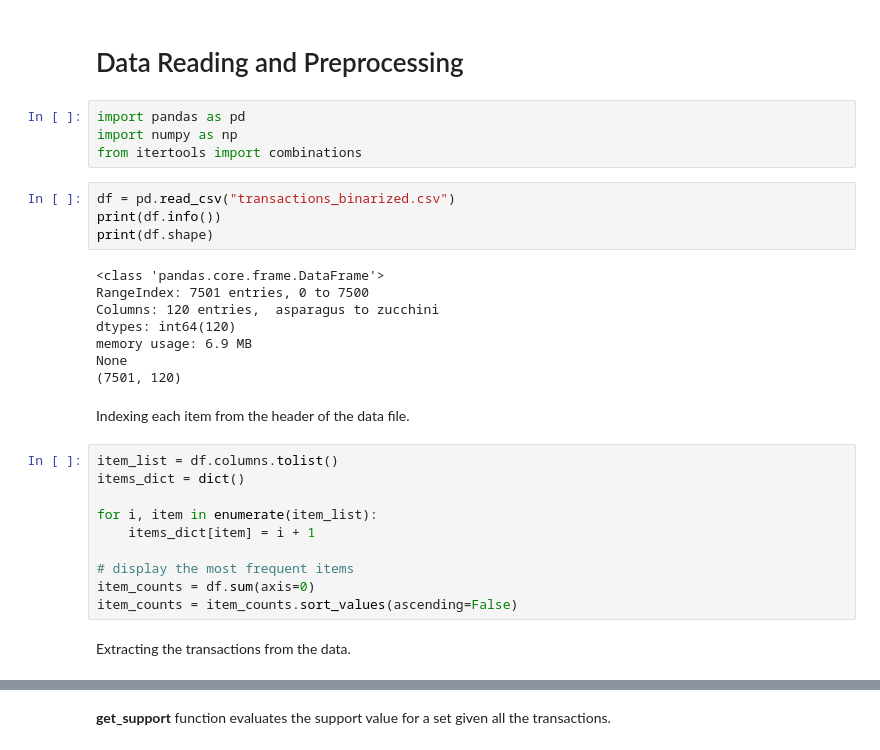
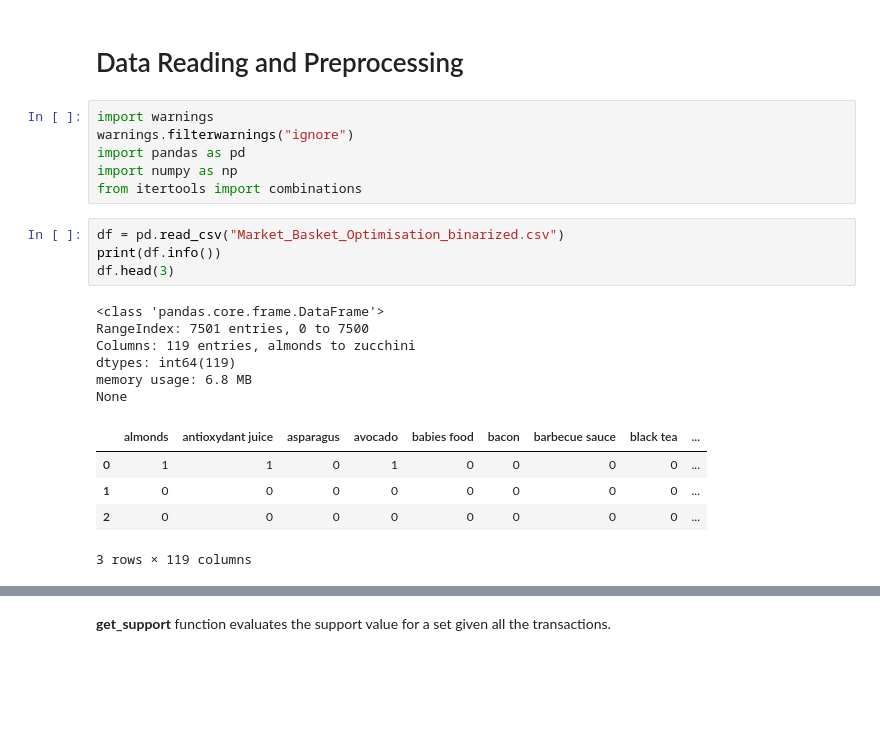
Before and after one commit to mehdidhammou/apriori-python, a Jupyter notebook: Apriori.ipynb, the cells around one changed output, grey strips where cells are left out. Saved outputs shown, nothing was run; the diff lists cells and outputs as text; blank space fills up the shorter version.

```diff
--- a/Apriori.ipynb
+++ b/Apriori.ipynb
@@ -1,32 +1,24 @@
 # %% [markdown]
 # Data Reading and Preprocessing
 # %%
+import warnings
+warnings.filterwarnings("ignore")
 import pandas as pd
 import numpy as np
 from itertools import combinations
 # %%
-df = pd.read_csv("transactions_binarized.csv")
+df = pd.read_csv("Market_Basket_Optimisation_binarized.csv")
 print(df.info())
-print(df.shape)
+df.head(3)
 # %% [output]
 <class 'pandas.core.frame.DataFrame'>
 RangeIndex: 7501 entries, 0 to 7500
-Columns: 120 entries,  asparagus to zucchini
-dtypes: int64(120)
-memory usage: 6.9 MB
+Columns: 119 entries, almonds to zucchini
+dtypes: int64(119)
+memory usage: 6.8 MB
 None
-(7501, 120)
+|  | almonds | antioxydant juice | asparagus | avocado | babies food | bacon | barbecue sauce | black tea | ... |
+| 0 | 1 | 1 | 0 | 1 | 0 | 0 | 0 | 0 | ... |
+| 1 | 0 | 0 | 0 | 0 | 0 | 0 | 0 | 0 | ... |
+| 2 | 0 | 0 | 0 | 0 | 0 | 0 | 0 | 0 | ... |
+3 rows × 119 columns
-# %% [markdown]
-Indexing each item from the header of the data file.
-# %%
-item_list = df.columns.tolist()
-items_dict = dict()
-
-for i, item in enumerate(item_list):
-    items_dict[item] = i + 1
-
-# display the most frequent items
-item_counts = df.sum(axis=0)
-item_counts = item_counts.sort_values(ascending=False)
-# %% [markdown]
-Extracting the transactions from the data.
```
Also changed, not shown: parts of 39 cells of this notebook, 5 other files.
